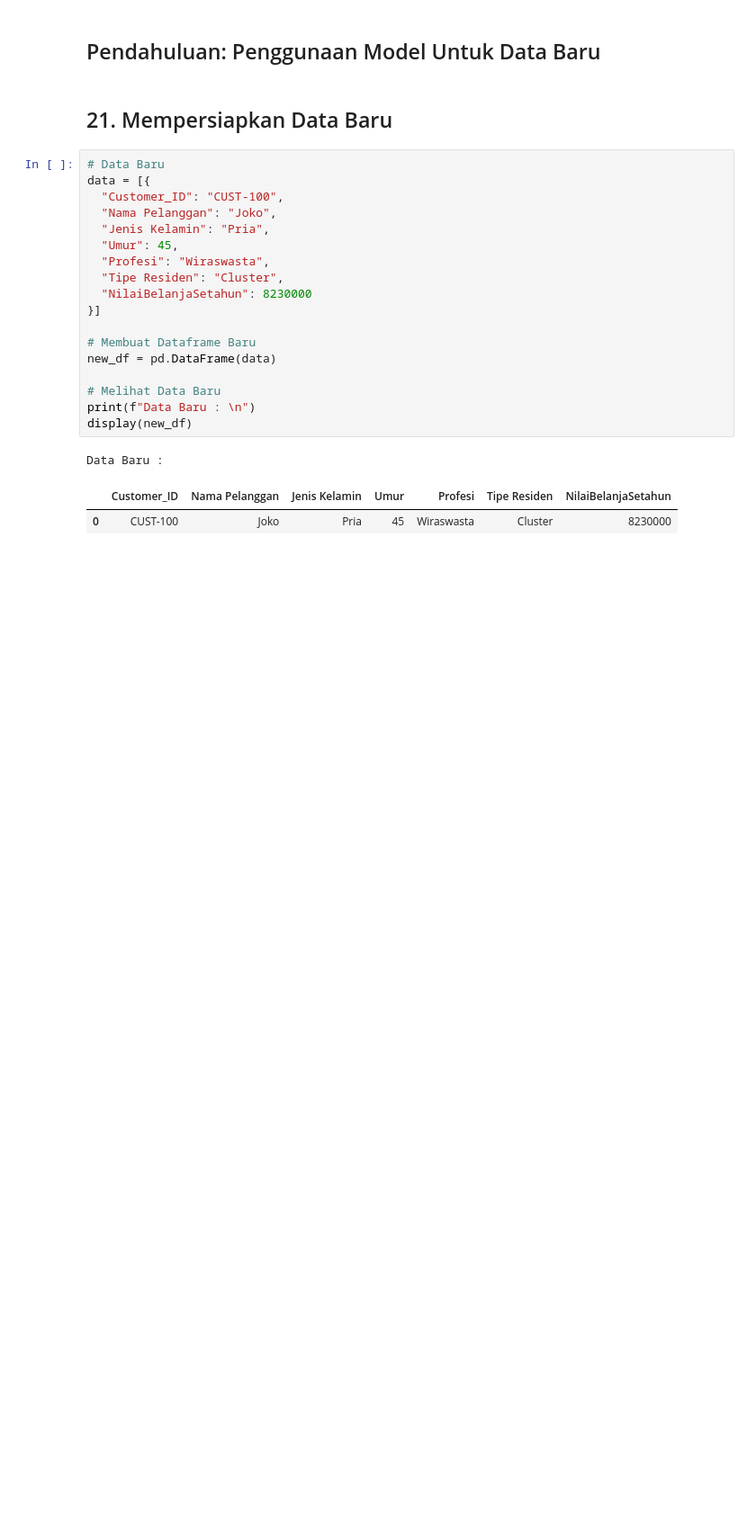
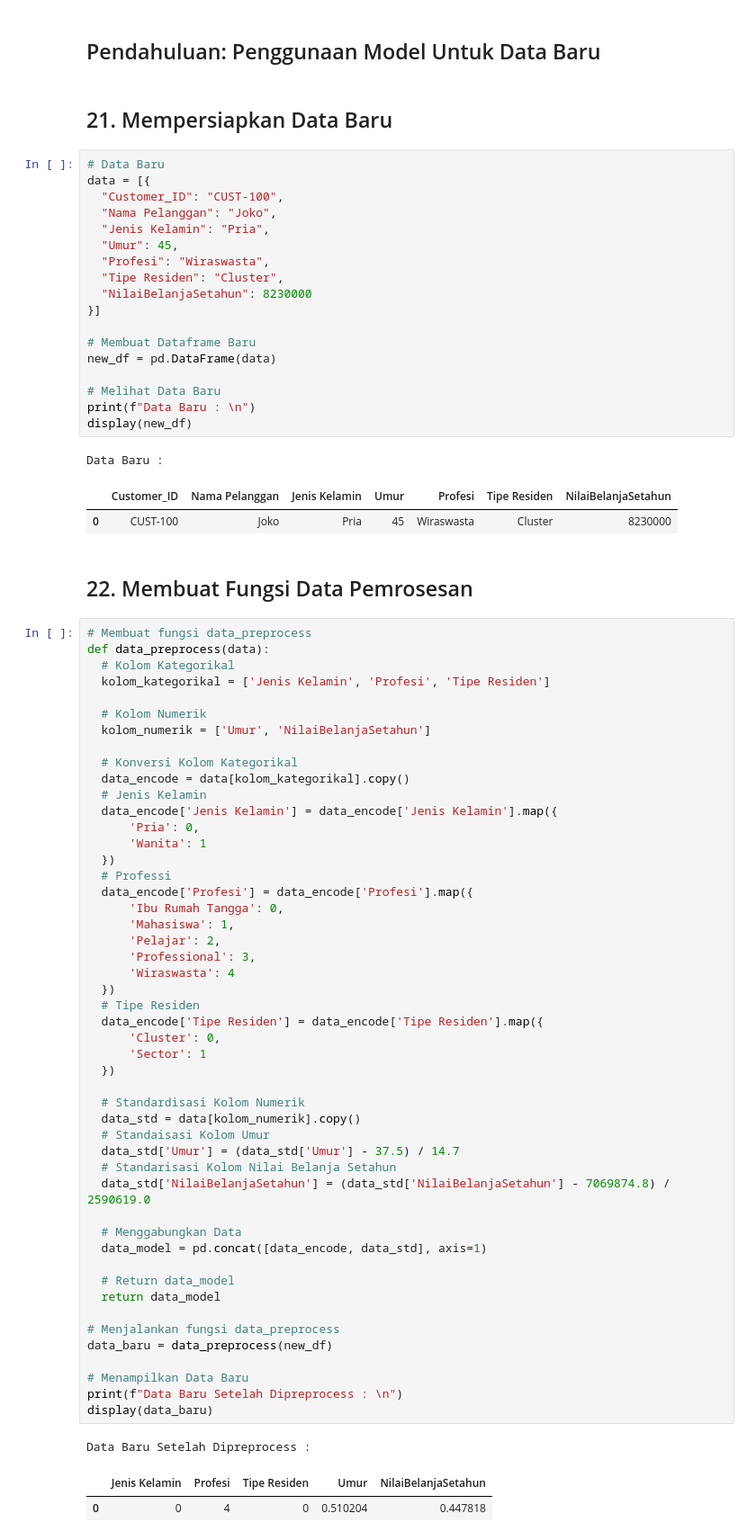
Before and after one commit to UsepSyaikalArifin/basic_machine_learning, a Jupyter notebook: data_science_in_marketing_customer_segmentation_with_python.ipynb, the cells around one changed output. Shown at 90% size. Cells and saved outputs as stored; diff of their text form; blank space fills up the shorter version.

Commit message:
Membuat Fungsi Data Pemrosesan Data

```diff
--- a/data_science_in_marketing_customer_segmentation_with_python.ipynb
+++ b/data_science_in_marketing_customer_segmentation_with_python.ipynb
@@ -865,3 +865,58 @@ display(new_df)
 Data Baru :
 |  | Customer_ID | Nama Pelanggan | Jenis Kelamin | Umur | Profesi | Tipe Residen | NilaiBelanjaSetahun |
 | 0 | CUST-100 | Joko | Pria | 45 | Wiraswasta | Cluster | 8230000 |
+# %% [markdown]
+<h2>22. Membuat Fungsi Data Pemrosesan</h2>
+# %%
+# Membuat fungsi data_preprocess
+def data_preprocess(data):
+  # Kolom Kategorikal
+  kolom_kategorikal = ['Jenis Kelamin', 'Profesi', 'Tipe Residen']
+
+  # Kolom Numerik
+  kolom_numerik = ['Umur', 'NilaiBelanjaSetahun']
+
+  # Konversi Kolom Kategorikal
+  data_encode = data[kolom_kategorikal].copy()
+  # Jenis Kelamin
+  data_encode['Jenis Kelamin'] = data_encode['Jenis Kelamin'].map({
+      'Pria': 0,
+      'Wanita': 1
+  })
+  # Professi
+  data_encode['Profesi'] = data_encode['Profesi'].map({
+      'Ibu Rumah Tangga': 0,
+      'Mahasiswa': 1,
+      'Pelajar': 2,
+      'Professional': 3,
+      'Wiraswasta': 4
+  })
+  # Tipe Residen
+  data_encode['Tipe Residen'] = data_encode['Tipe Residen'].map({
+      'Cluster': 0,
+      'Sector': 1
+  })
+
+  # Standardisasi Kolom Numerik
+  data_std = data[kolom_numerik].copy()
+  # Standaisasi Kolom Umur
+  data_std['Umur'] = (data_std['Umur'] - 37.5) / 14.7
+  # Standarisasi Kolom Nilai Belanja Setahun
+  data_std['NilaiBelanjaSetahun'] = (data_std['NilaiBelanjaSetahun'] - 7069874.8) / 2590619.0
+
+  # Menggabungkan Data
+  data_model = pd.concat([data_encode, data_std], axis=1)
+
+  # Return data_model
+  return data_model
+
+# Menjalankan fungsi data_preprocess
+data_baru = data_preprocess(new_df)
+
+# Menampilkan Data Baru
+print(f"Data Baru Setelah Dipreprocess : \n")
+display(data_baru)
+# %% [output]
+Data Baru Setelah Dipreprocess :
+|  | Jenis Kelamin | Profesi | Tipe Residen | Umur | NilaiBelanjaSetahun |
+| 0 | 0 | 4 | 0 | 0.510204 | 0.447818 |
```
Also changed, not shown: parts of 1 cell of this notebook.
